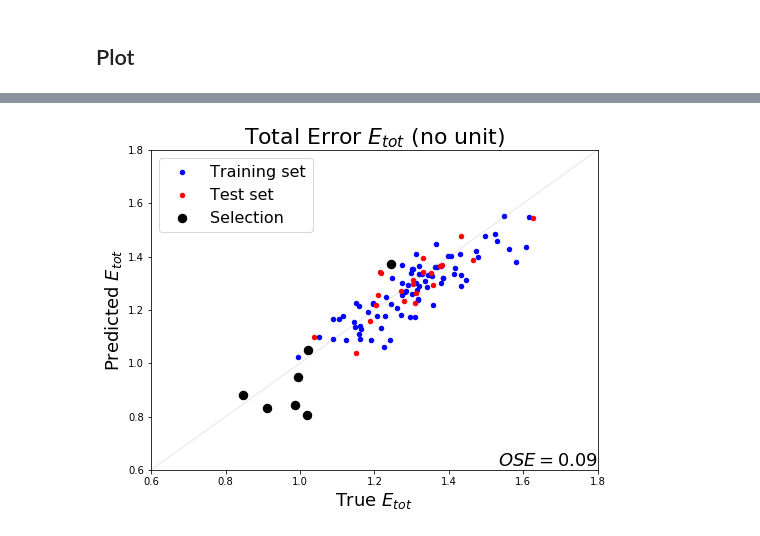
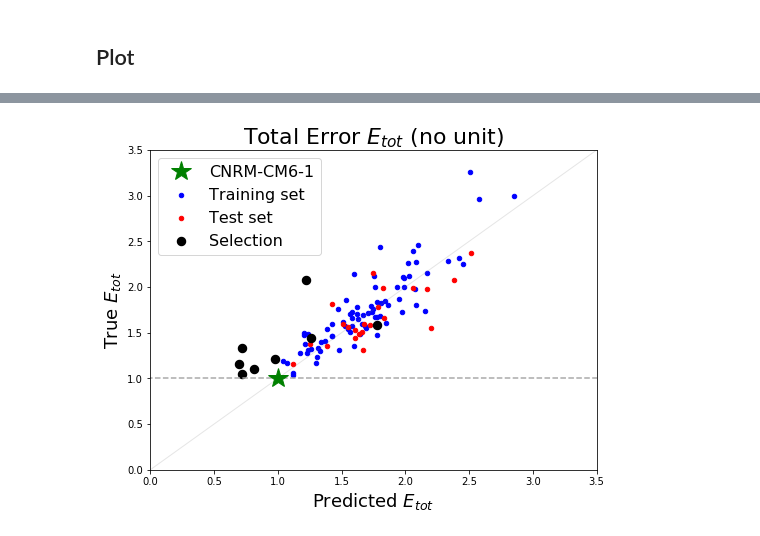
Before and after one commit to speatier/CNRMppe_save, a Jupyter notebook: PPE/PPE_paper_1/MultiLinReg/Final_total.ipynb, the cells around one changed output, grey strips where cells are left out. Drawn from its saved outputs; the diff is of its cells as text; code cells hidden in the pictures.

```diff
--- a/PPE/PPE_paper_1/MultiLinReg/Final_total.ipynb
+++ b/PPE/PPE_paper_1/MultiLinReg/Final_total.ipynb
@@ -471,7 +474,7 @@ def Error(path, filename, U_obs):
     pc5 = U[4]
 
     E_tmp = (pc1-U_obs[0])**2 + (pc2-U_obs[1])**2 + (pc3-U_obs[2])**2 + (pc4-U_obs[3])**2 + (pc5-U_obs[4])**2
-    E = sqrt(E_tmp/5)
+    E = sqrt(E_tmp/N_error)
     return E
 # %%
 path = '/data/home/globc/peatier/CNRMppe/PPE/ENSEMBLE2/files/npy/'
@@ -485,10 +488,10 @@ BCC = {}
 
 for i in variables :
 
-    if i == 'tas' :
-        U_obs = np.load('/data/home/globc/peatier/CNRMppe/PPE/ENSEMBLE2/files/npy/U_obs_'+i+'_'+product+'.npy')
-    else :
-        U_obs = np.load('/data/home/globc/peatier/CNRMppe/PPE/ENSEMBLE2/files/npy/U_obs_'+i+'.npy')
+    #if i == 'tas' :
+    #    U_obs = np.load('/data/home/globc/peatier/CNRMppe/PPE/ENSEMBLE2/files/npy/U_obs_'+i+'_'+product+'.npy')
+    #else :
+    U_obs = np.load('/data/home/globc/peatier/CNRMppe/PPE/ENSEMBLE2/files/npy/U_obs_'+i+'.npy')
 
     filename = 'U_MRI_'+i+'.npy'
     MRI[i] = Error(path, filename, U_obs)
@@ -1731,0 +1736,3 @@ len(nb_p_list_selection)
+# %%
+nb_p_list_selection = ['p840', 'p841', 'p842', 'p843','p844', 'p845', 'p846', 'p847']
+len(nb_p_list_selection)
@@ -1732,6 +1741,6 @@ len(nb_p_list_selection)
 # %%
 file = np.load('/data/home/globc/peatier/CNRMppe/PPE/ENSEMBLE2/files/npy/RMSE_optim2_select.npy')
-df_select = pd.DataFrame(file).drop([1, 8])
+df_select = pd.DataFrame(file).drop([8])
 df_select['sol_fun'] = df_select[0]
 df_select['Fdbck'] = df_select[1]
 df_select = df_select
@@ -2256,40 +2290,45 @@ df_fdbck_selection
 # %%
 plt.subplots(figsize=(8,20))
 
 #########################
 plt.subplot(311)
 ax = plt.gca()
 
 title="Total Error $E_{tot}$ (no unit)"
 
-Validation_RMSE_df[0:80].plot(kind='scatter', x='RMSE_PPE_total', y='RMSE_multilinreg_val_total', color='blue',
+Validation_RMSE_df[0:80].plot(kind='scatter', y='RMSE_PPE_total', x='RMSE_multilinreg_val_total', color='blue',
                      marker="o", ax = ax)
-Validation_RMSE_df[80:].plot(kind='scatter', x='RMSE_PPE_total', y='RMSE_multilinreg_val_total', color='red',
+Validation_RMSE_df[80:].plot(kind='scatter', y='RMSE_PPE_total', x='RMSE_multilinreg_val_total', color='red',
                      marker="o", ax = ax)
 
-df_RMSE_selection.plot(kind='scatter', x='E_arpege', y='E_multilinreg', color='black',
+df_RMSE_selection.plot(kind='scatter', y='E_arpege', x='E_multilinreg', color='black',
                      marker="o", linewidth=5,ax = ax)
 
-plt.text(1,0,r'$OSE = 0.09$',horizontalalignment='right',
-     verticalalignment='bottom', transform = ax.transAxes, fontsize=18)
+plt.plot(1.0, 1.0, color='green', marker='*',
+                 linewidth=0, markersize=20, zorder=10)
 
-plt.xlabel('True $E_{tot}$', fontsize = 18)#, fontsize=18)
-plt.ylabel('Predicted $E_{tot}$', fontsize = 18)#, fontsize=18)
-plt.legend(['Training set','Test set','Selection'], fontsize = 16)
+ax.hlines(1.0,xmin = -10.0,xmax = 25.0,colors='darkgray',
+           linestyles='dashed', linewidth=1.5)
+#ax.vlines(1.0,ymin = -10.0,ymax = 25.0,colors='black',
+#           linestyles='dashed', linewidth=2.5)
+
+plt.ylabel('True $E_{tot}$', fontsize = 18)#, fontsize=18)
+plt.xlabel('Predicted $E_{tot}$', fontsize = 18)#, fontsize=18)
+plt.legend(['CNRM-CM6-1', 'Training set','Test set','Selection'], fontsize = 16)
 plt.title(title, fontsize = 22)#, fontsize=22)
-plt.ylim(0.6,1.8)
-plt.xlim(0.6,1.8)
+plt.ylim(0,3.5)
+plt.xlim(0,3.5)
 ax.plot((0, 4), (0, 4), linewidth=1.0, color='gray', alpha=0.2)
 
 # Enregistrer la figure ...........
 
 plt.savefig("/data/home/globc/peatier/figures/total_selection_skill.png",
         orientation='portrait', bbox_inches='tight', pad_inches=0.1)
 
 # Display the figure
 plt.show()
 # %% [output]
-[figure, old version]
+[figure, new version]
 # %%
 plt.subplots(figsize=(8,20))
 
```
Also changed, not shown: parts of 81 cells of this notebook, 7 other files.
